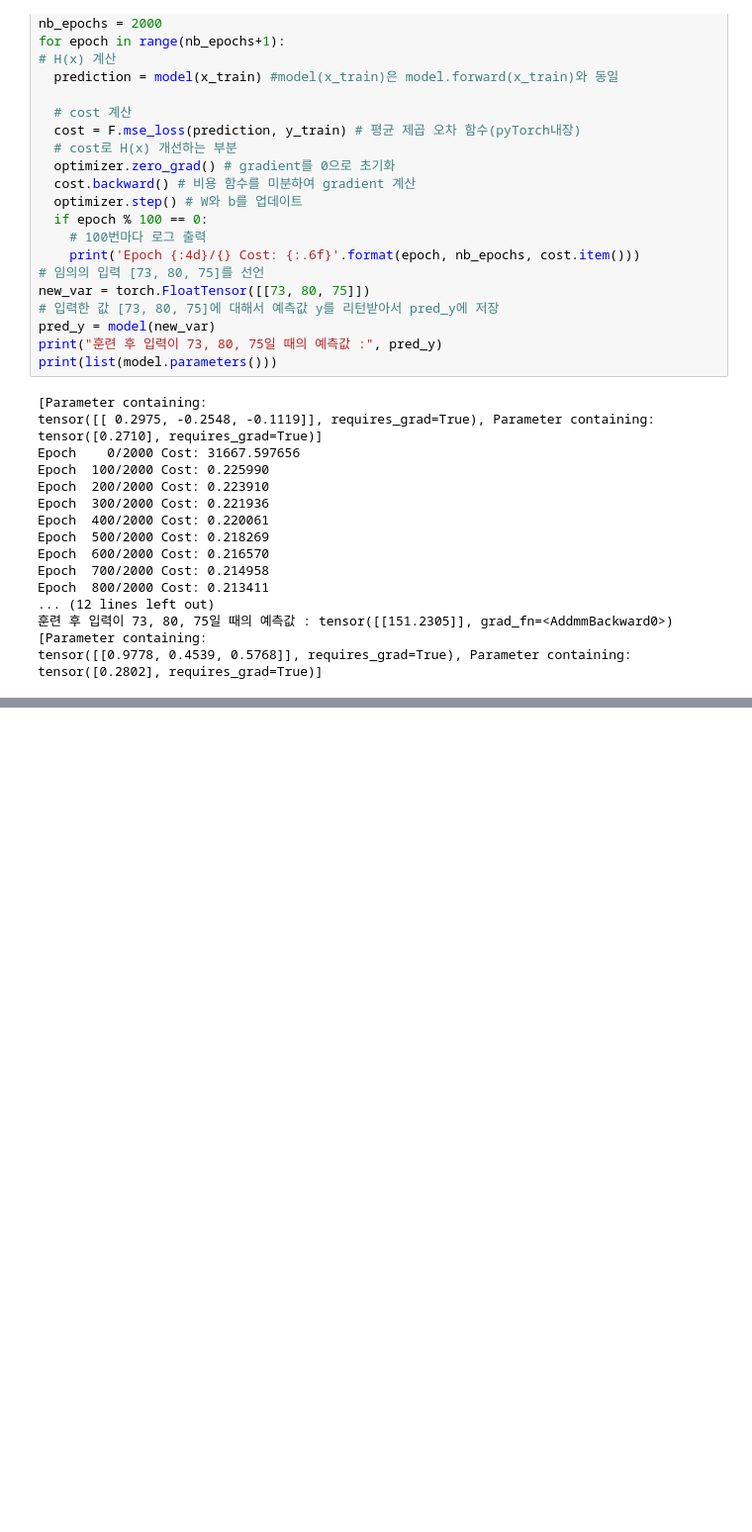
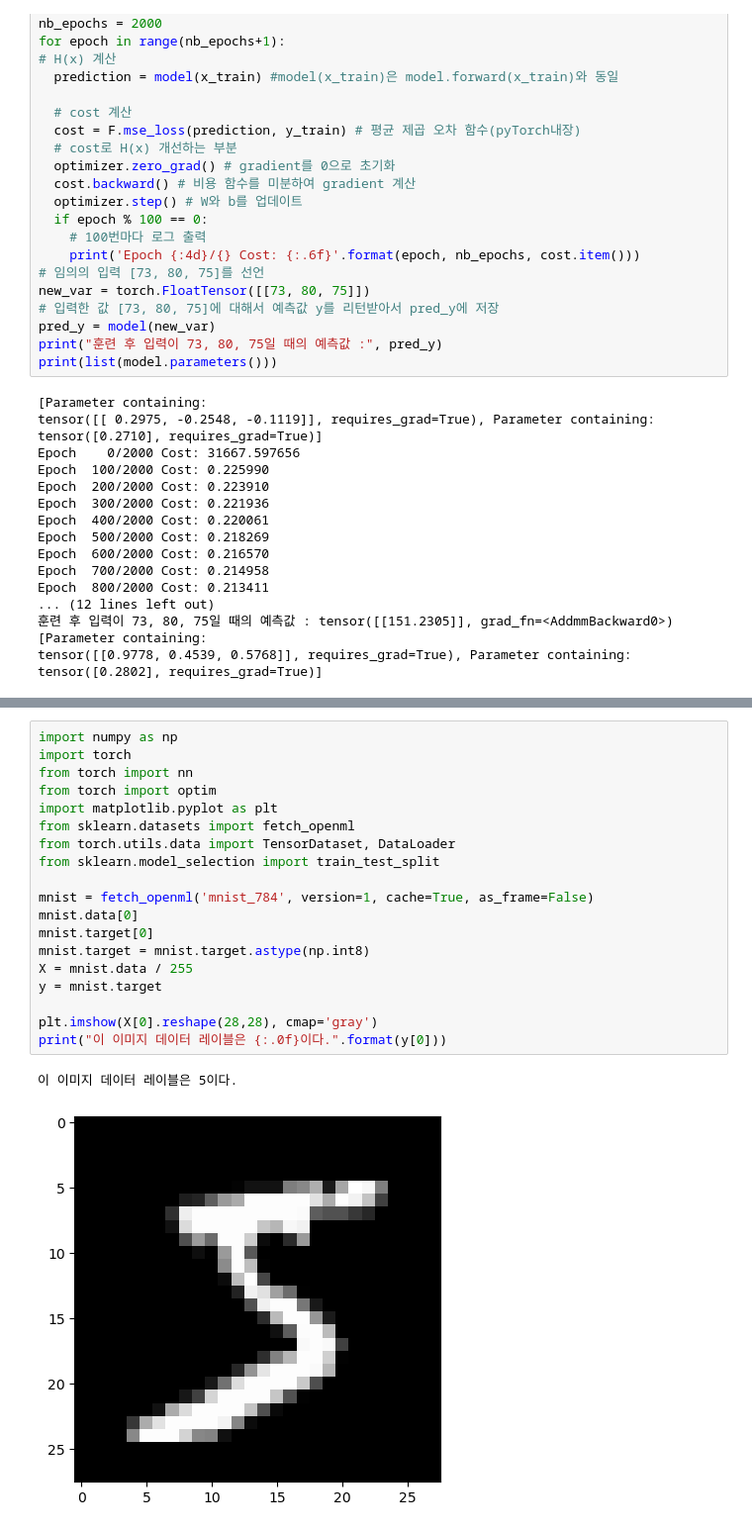
Before and after one commit to HyunJunSon/NIPA-ORACLE, a Jupyter notebook: preview_machine_learning.ipynb, the cells around one changed output, grey strips where cells are left out. Shown: that part at 99% size. Drawn from its saved outputs; the diff is of its cells as text; blank space fills up the shorter version.

```diff
--- a/preview_machine_learning.ipynb
+++ b/preview_machine_learning.ipynb
@@ -610,0 +986,22 @@ tensor([0.2802], requires_grad=True)]
+# %%
+import numpy as np
+import torch
+from torch import nn
+from torch import optim
+import matplotlib.pyplot as plt
+from sklearn.datasets import fetch_openml
+from torch.utils.data import TensorDataset, DataLoader
+from sklearn.model_selection import train_test_split
+
+mnist = fetch_openml('mnist_784', version=1, cache=True, as_frame=False)
+mnist.data[0]
+mnist.target[0]
+mnist.target = mnist.target.astype(np.int8)
+X = mnist.data / 255
+y = mnist.target
+
+plt.imshow(X[0].reshape(28,28), cmap='gray')
+print("이 이미지 데이터 레이블은 {:.0f}이다.".format(y[0]))
+# %% [output]
+이 이미지 데이터 레이블은 5이다.
+[figure, added]
```
Also changed, not shown: parts of 10 cells of this notebook.
